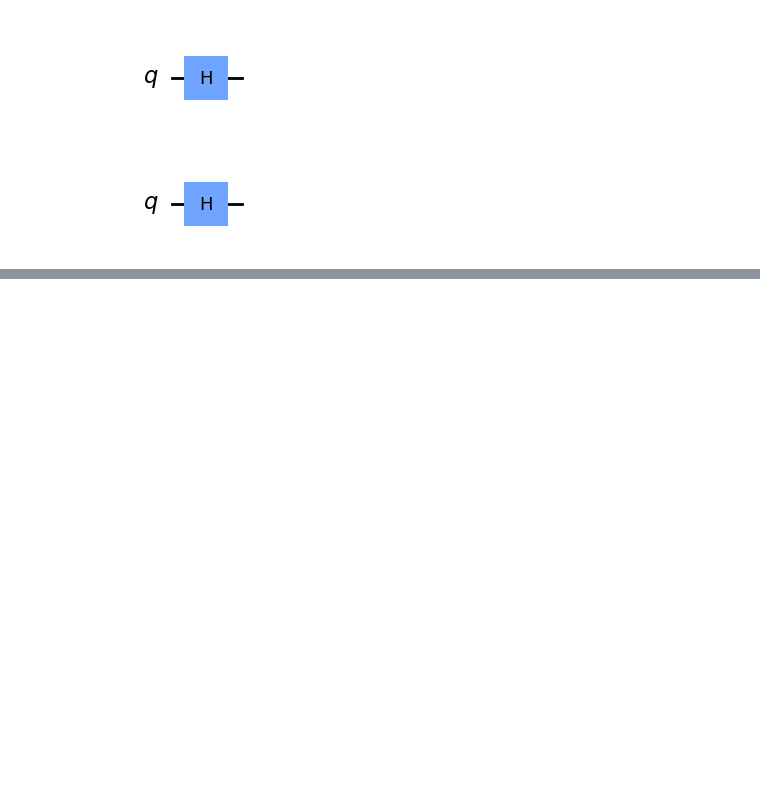
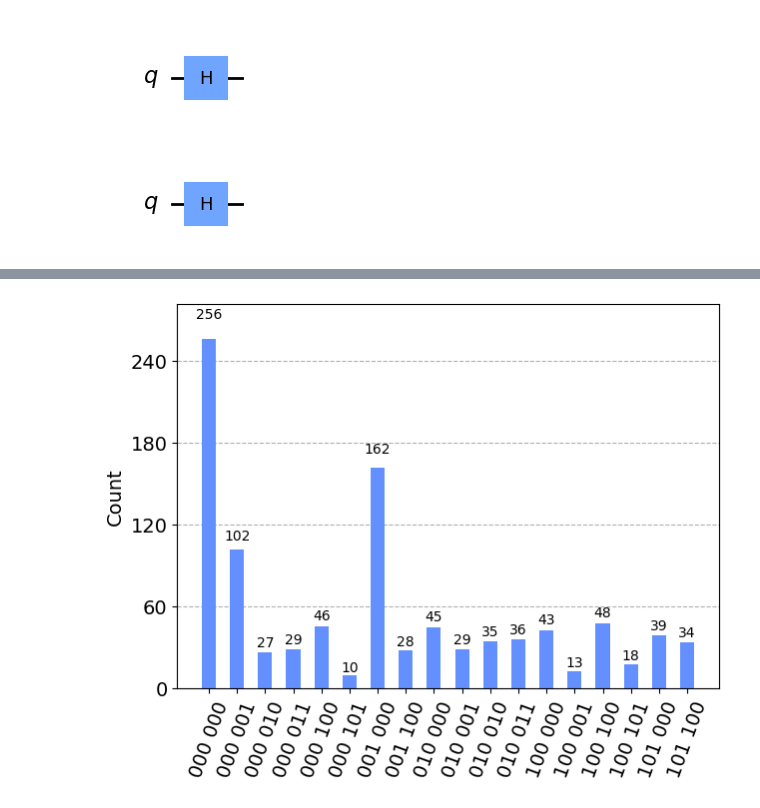
Before and after one commit to Dpbm/scientific-research-1-quantum-oracles, a Jupyter notebook: code/buckshot-roulette.ipynb, the cells around one changed output, grey strips where cells are left out. Cells and saved outputs as stored; diff of their text form; code cells hidden in the pictures; blank space fills up the shorter version.

```diff
--- a/code/buckshot-roulette.ipynb
+++ b/code/buckshot-roulette.ipynb
@@ -292,0 +326,7 @@ qc.draw('mpl', style="clifford")
+# %%
+sim = AerSimulator()
+transpiled_qc = transpile(qc, sim)
+result = sim.run(transpiled_qc, shots=1000).result().get_counts()
+plot_histogram(result)
+# %% [output]
+[figure, added]
```
Also changed, not shown: parts of 6 cells of this notebook.
